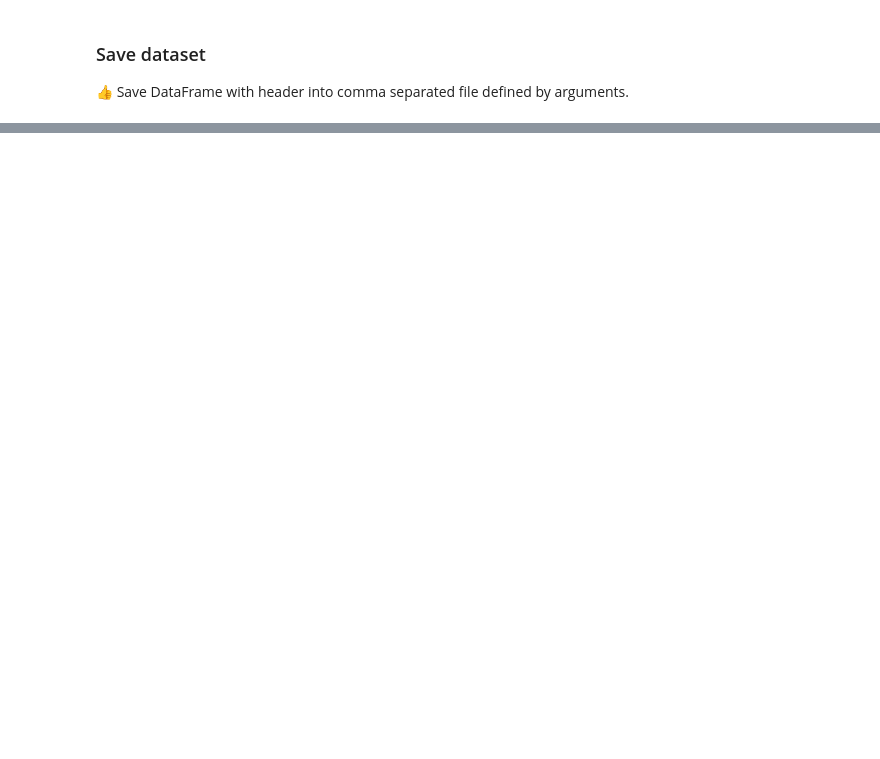
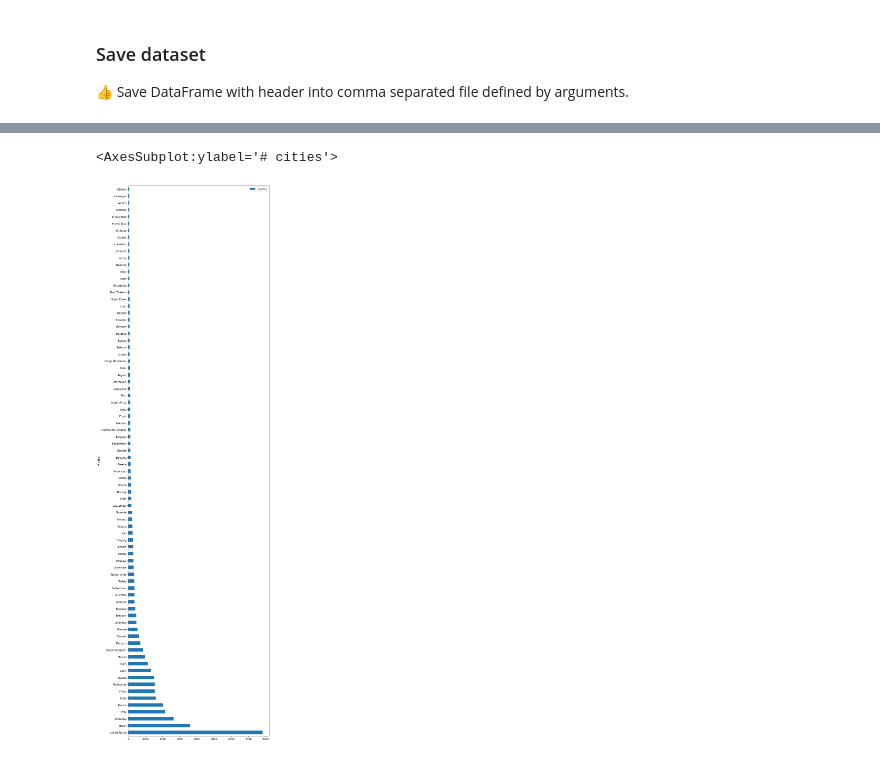
Before and after one commit to bzitko/nlp_repo, a Jupyter notebook: assignments/a03/nlp_a03.1_city_munge_solution.ipynb, the cells around one changed output, grey strips where cells are left out. Cells and saved outputs as stored; diff of their text form; code cells hidden in the pictures; blank space fills up the shorter version.

```diff
--- a/assignments/a03/nlp_a03.1_city_munge_solution.ipynb
+++ b/assignments/a03/nlp_a03.1_city_munge_solution.ipynb
@@ -152,3 +160,8 @@ final_cities.head()
 # %%
 # Write munged data to CSV
 final_cities.to_csv(args.output_munged_csv, index=False)
+# %%
+pd.DataFrame(final_cities.country.value_counts()).plot.barh(xlabel="# cities", figsize=(10, 40))
+# %% [output]
+<AxesSubplot:ylabel='# cities'>
+[figure, added]
```
Also changed, not shown: parts of 13 cells of this notebook, 4 other files.
